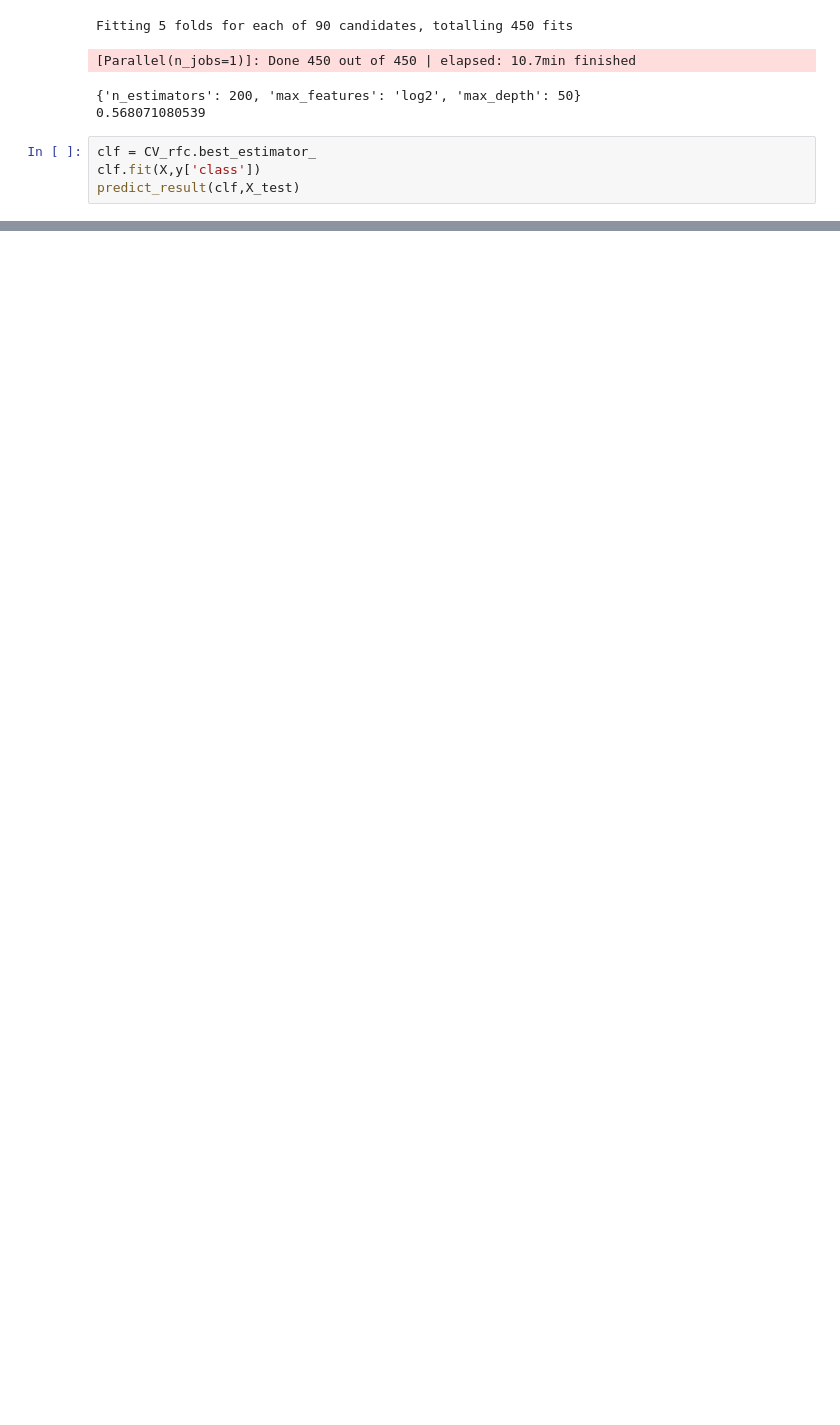
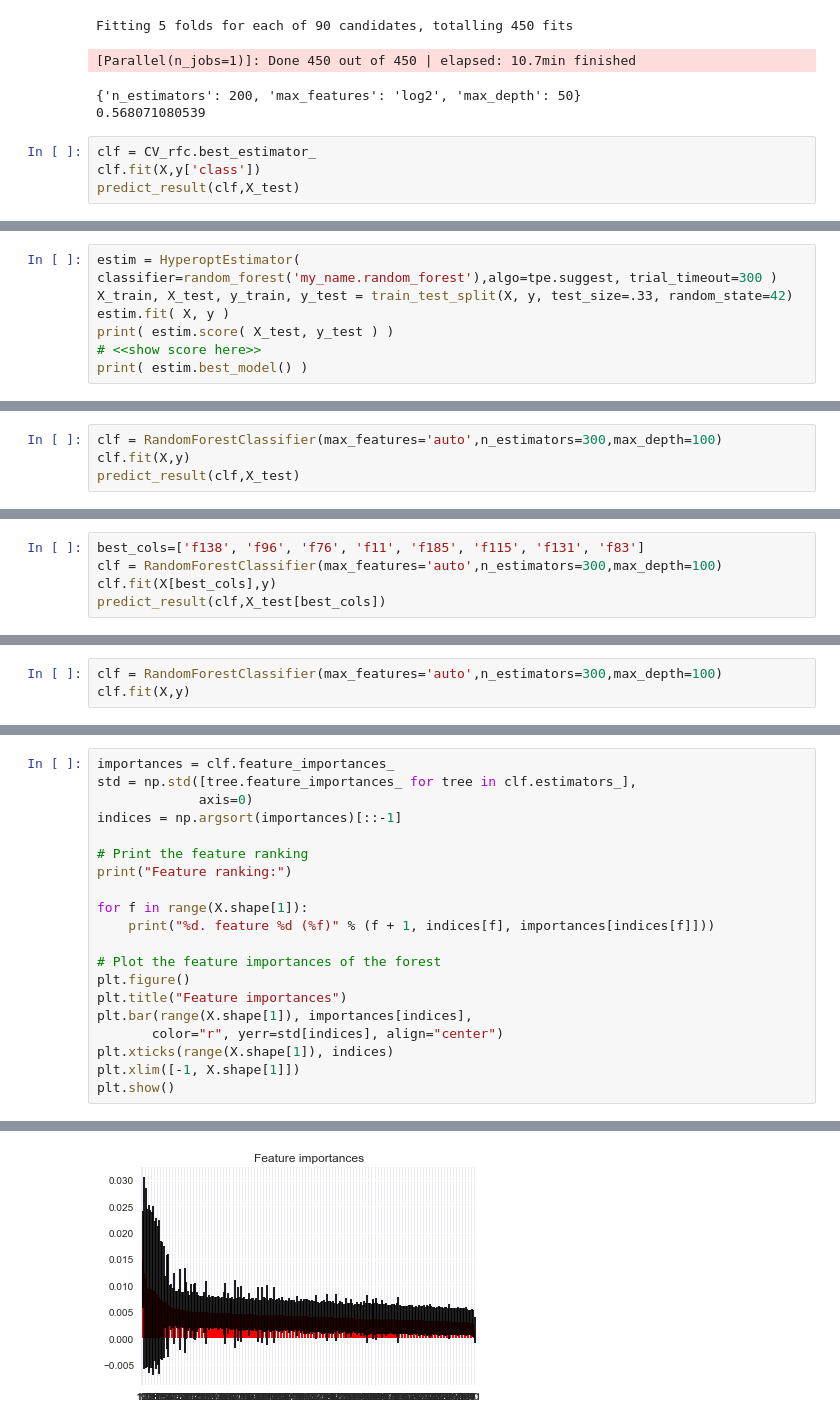
Before and after one commit to MiniGN/mlbootcamp-4, a Jupyter notebook: run.ipynb, the cells around one changed output, grey strips where cells are left out. Saved outputs shown, nothing was run; the diff lists cells and outputs as text; blank space fills up the shorter version.

```diff
--- a/run.ipynb
+++ b/run.ipynb
@@ -462,0 +508,7 @@ predict_result(clf,X_test)
+# %%
+estim = HyperoptEstimator( classifier=random_forest('my_name.random_forest'),algo=tpe.suggest, trial_timeout=300 )
+X_train, X_test, y_train, y_test = train_test_split(X, y, test_size=.33, random_state=42)
+estim.fit( X, y )
+print( estim.score( X_test, y_test ) )
+# <<show score here>>
+print( estim.best_model() )
@@ -462,0 +554,4 @@ predict_result(clf,X_test)
+# %%
+clf = RandomForestClassifier(max_features='auto',n_estimators=300,max_depth=100)
+clf.fit(X,y)
+predict_result(clf,X_test)
@@ -462,0 +725,5 @@ predict_result(clf,X_test)
+# %%
+best_cols=['f138', 'f96', 'f76', 'f11', 'f185', 'f115', 'f131', 'f83']
+clf = RandomForestClassifier(max_features='auto',n_estimators=300,max_depth=100)
+clf.fit(X[best_cols],y)
+predict_result(clf,X_test[best_cols])
@@ -462,0 +732,3 @@ predict_result(clf,X_test)
+# %%
+clf = RandomForestClassifier(max_features='auto',n_estimators=300,max_depth=100)
+clf.fit(X,y)
@@ -462,0 +762,21 @@ predict_result(clf,X_test)
+# %%
+importances = clf.feature_importances_
+std = np.std([tree.feature_importances_ for tree in clf.estimators_],
+             axis=0)
+indices = np.argsort(importances)[::-1]
+
+# Print the feature ranking
+print("Feature ranking:")
+
+for f in range(X.shape[1]):
+    print("%d. feature %d (%f)" % (f + 1, indices[f], importances[indices[f]]))
+
+# Plot the feature importances of the forest
+plt.figure()
+plt.title("Feature importances")
+plt.bar(range(X.shape[1]), importances[indices],
+       color="r", yerr=std[indices], align="center")
+plt.xticks(range(X.shape[1]), indices)
+plt.xlim([-1, X.shape[1]])
+plt.show()
+# %% [output]
@@ -462,0 +800 @@ predict_result(clf,X_test)
+[figure, added]
```
Also changed, not shown: parts of 40 cells of this notebook, 1 other file.
